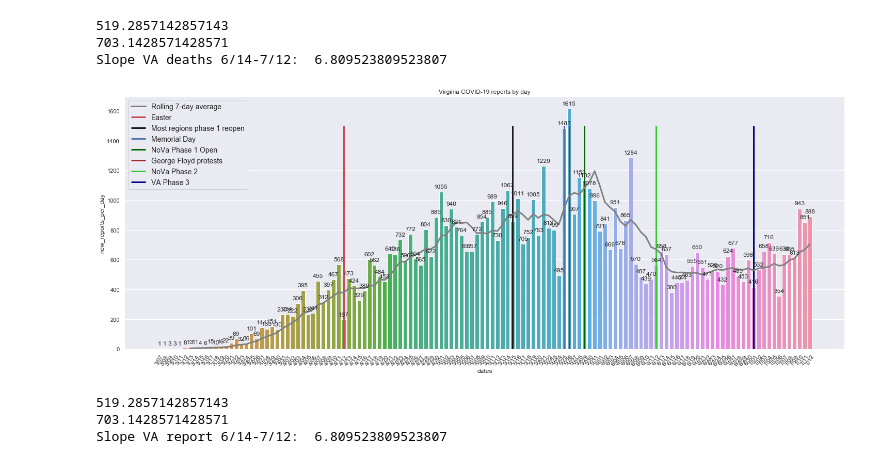
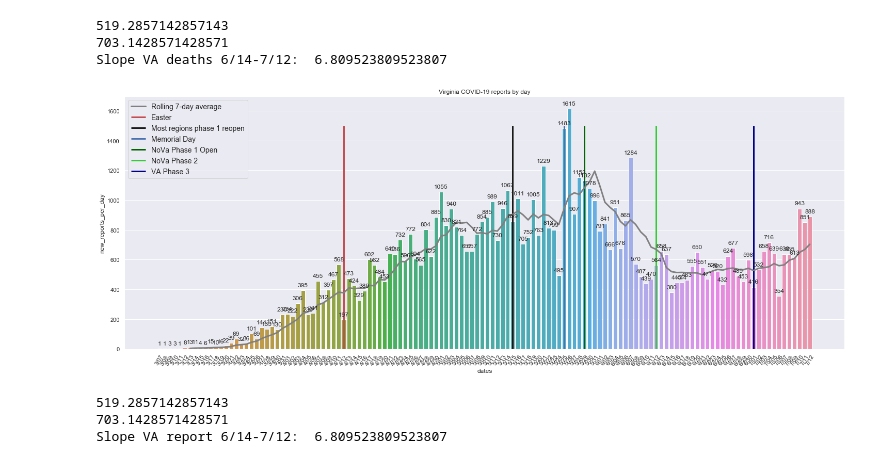
Before and after one commit to Sara1583/COVID-19-in-US, a Jupyter notebook: VA COVID-19 cases.ipynb, the cells around one changed output. Drawn from its saved outputs; the diff is of its cells as text; code cells hidden in the pictures.

```diff
--- a/VA COVID-19 cases.ipynb
+++ b/VA COVID-19 cases.ipynb
@@ -153,23 +151,22 @@ Slope VA deaths 6/14-7/12:  6.809523809523807
 # %%
 plt.figure(figsize=(25, 9))
 reports_daily = sns.barplot(x='dates', y='new_reports_per_day', data=Virginia_COVID_19)
 for p in reports_daily.patches:
     reports_daily.annotate(format(p.get_height(), '1.0f'), (p.get_x() + p.get_width()/2., p.get_height()), ha='center', va='center', xytext=(0,10), textcoords='offset points')
 plt.xticks(rotation=60)
 plt.vlines(x=36, ymin=0, ymax=1500, color='r', label='Easter', linewidth=3)
 plt.vlines(x=69, ymin=0, ymax=1500, color='k', label='Most regions phase 1 reopen', linewidth=3)
 plt.vlines(x=79, ymin=0, ymax=1500, color='b', label='Memorial Day', linewidth=3)
 plt.vlines(x=83, ymin=0, ymax=1500, color='darkgreen', label='NoVa Phase 1 Open', linewidth=3)
-plt.vlines(x=80, ymin=0, ymax=1500, color='brown', label='George Floyd protests', linewidth=3)
 plt.vlines(x=97, ymin=0, ymax=1500, color='limegreen', label='NoVa Phase 2', linewidth=3)
 plt.vlines(x=116, ymin=0, ymax=1500, color='darkblue', label='VA Phase 3', linewidth=3)
 plt.plot(Virginia_COVID_19['new_reports_rolling_7'], color='gray', label='Rolling 7-day average', linewidth=3)
 plt.legend(loc="upper left", fontsize=14)
 plt.savefig('Viginia daily COVID-19 reports')
 plt.title('Virginia COVID-19 reports by day')
 plt.show()
 # %% [output]
-[figure, old version]
+[figure, new version]
 # %%
 
 X1 = ([100, Virginia_COVID_19['new_reports_rolling_7'][100]][1])
```
Also changed, not shown: parts of 6 cells of this notebook.
